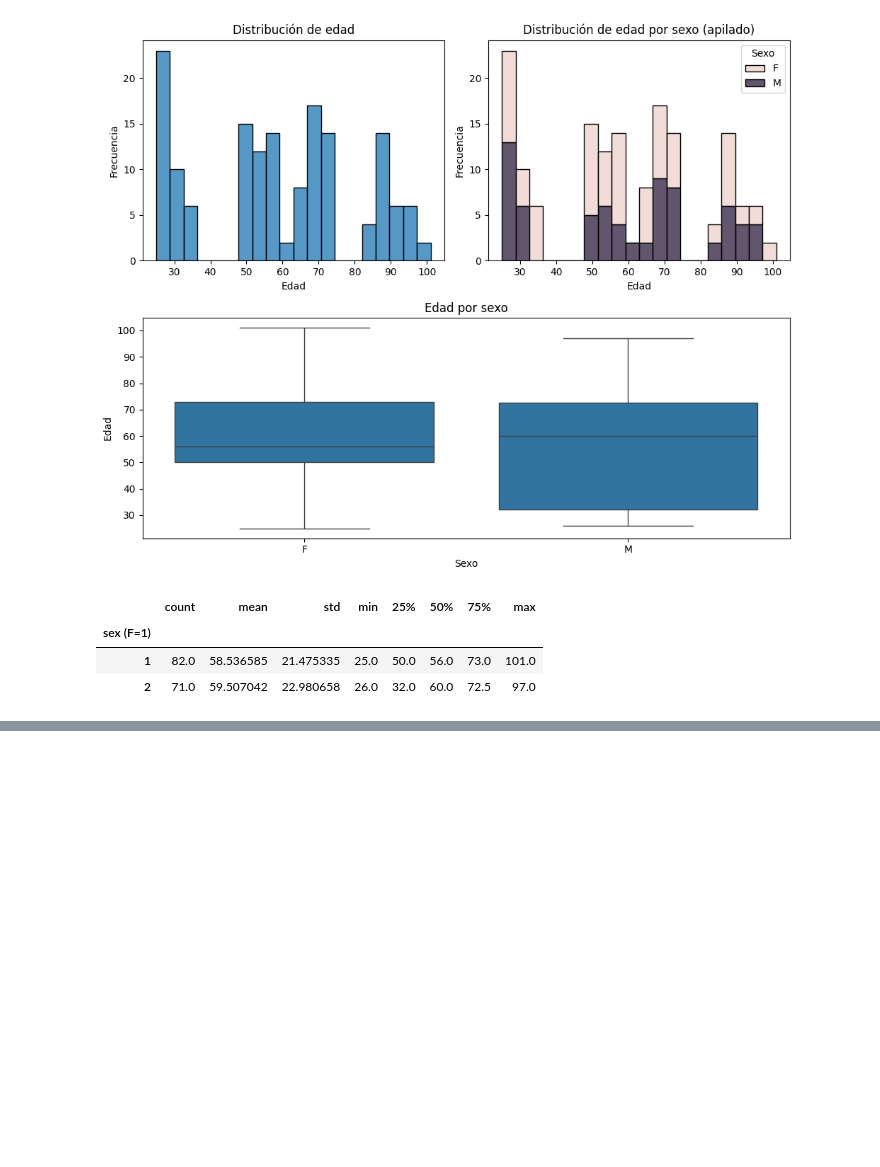
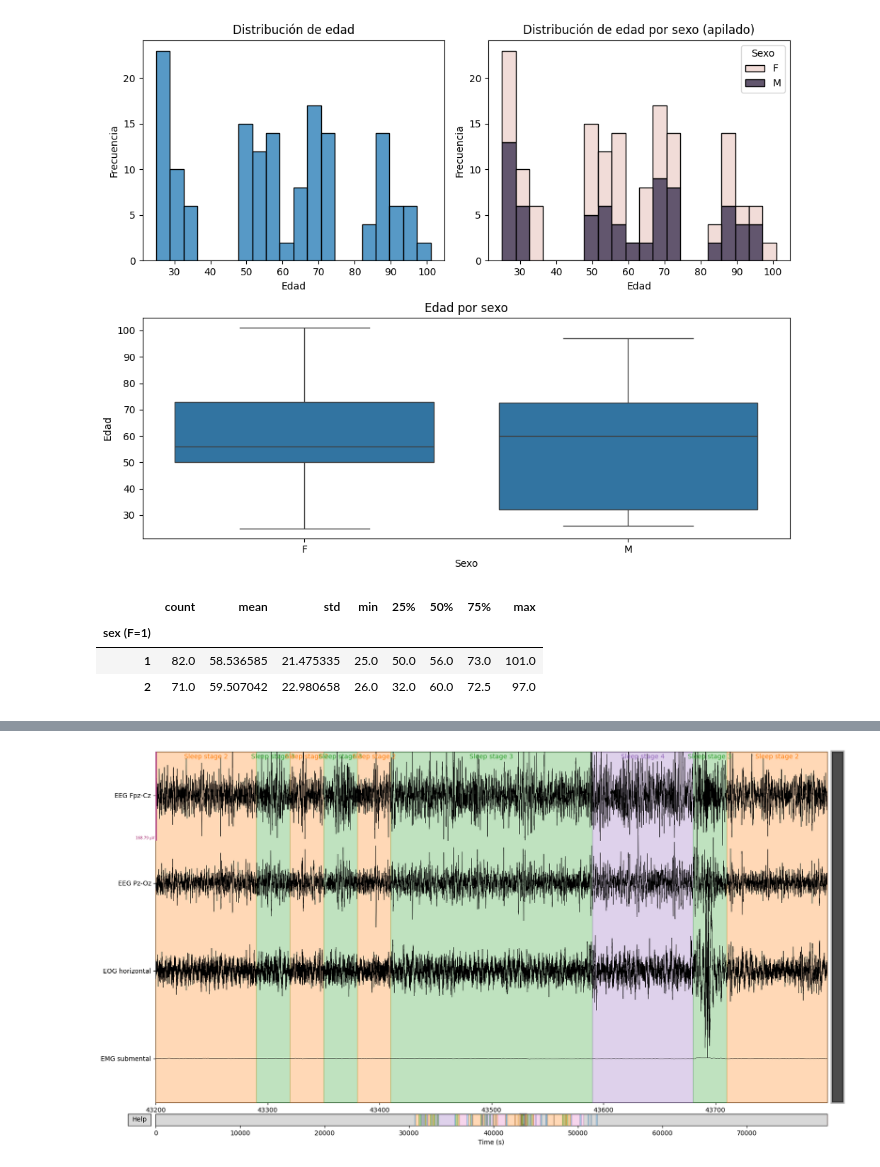
Before and after one commit to dosuna17/proyecto-despliegue-de-soluciones-G10, a Jupyter notebook: notebooks/01_EDA.ipynb, the cells around one changed output, grey strips where cells are left out. Cells and saved outputs as stored; diff of their text form; code cells hidden in the pictures; blank space fills up the shorter version.

```diff
--- a/notebooks/01_EDA.ipynb
+++ b/notebooks/01_EDA.ipynb
@@ -603,0 +236,2 @@ Por medio del EDA inicial se puede concluir lo siguiente:
+# %%
+channels_to_use = ['EEG Fpz-Cz', 'EEG Pz-Oz', 'EOG horizontal', 'EMG submental']
@@ -603,0 +283,18 @@ Por medio del EDA inicial se puede concluir lo siguiente:
+# %%
+inicio = 720 * 60
+duracion = 10 * 60
+
+fig = raw.plot(
+    start=inicio,
+    duration=duracion,
+    picks=channels_to_use,
+    scalings="auto",
+    show=False,
+    block=False
+)
+
+fig.set_size_inches(16, 9)
+
+plt.show(block=True)
+# %% [output]
+[figure, added]
```
Also changed, not shown: parts of 67 cells of this notebook.
